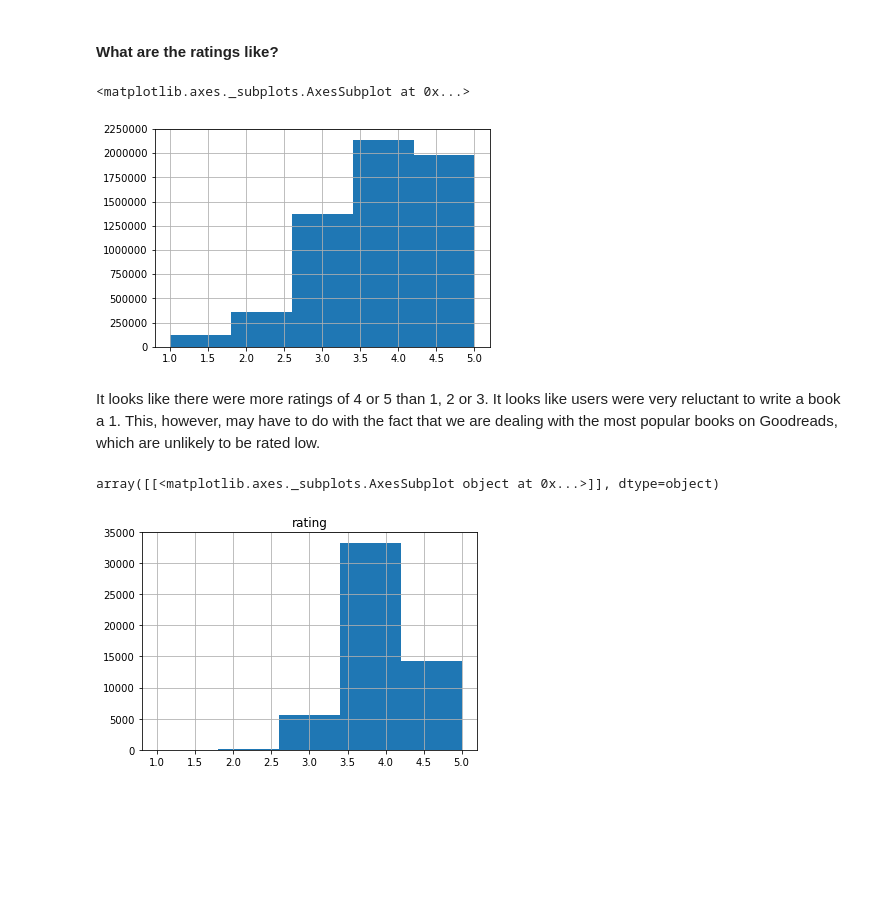
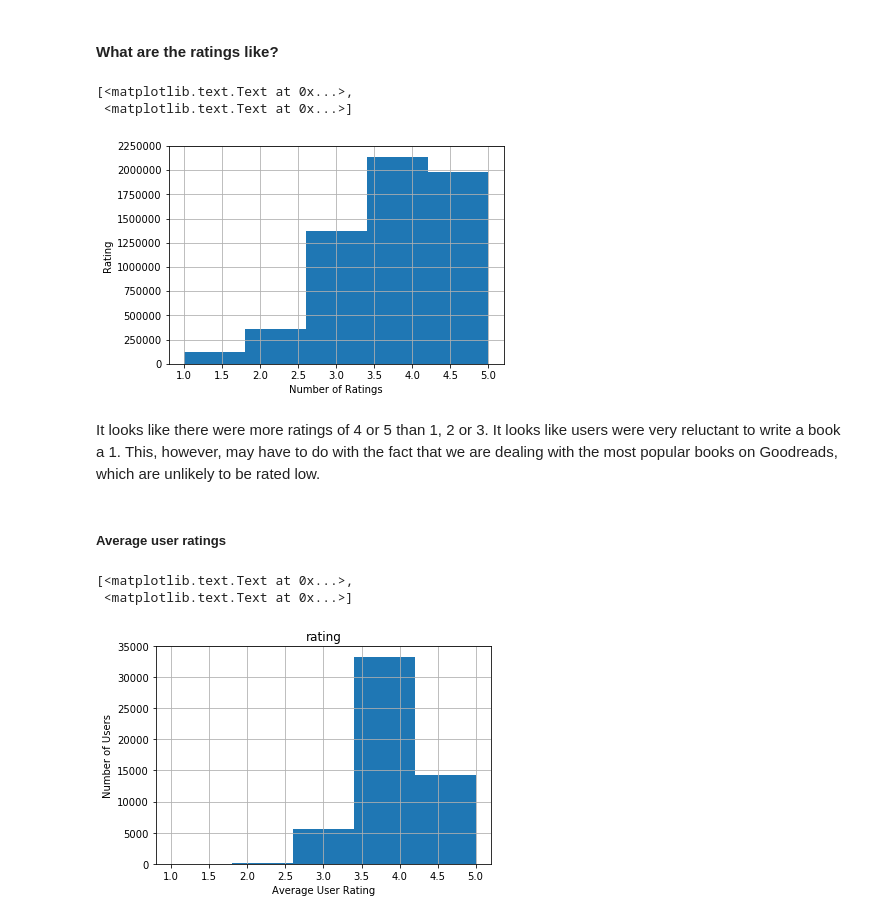
Before and after one commit to sdoctor7/book-recommendations, a Jupyter notebook: part1/data-exploration-goodreads.ipynb, the cells around one changed output. Drawn from its saved outputs; the diff is of its cells as text; code cells hidden in the pictures; blank space fills up the shorter version.

Commit message:
Data exploration - 1 more graph
ratings averaged

```diff
--- a/part1/data-exploration-goodreads.ipynb
+++ b/part1/data-exploration-goodreads.ipynb
@@ -85,14 +85,20 @@ Sparsity of ratings data: 1.118688%
 # %% [markdown]
 #### What are the ratings like?
 # %%
-ratings.rating.hist(bins = 5)
+ratings.rating.hist(bins = 5).set(xlabel="Number of Ratings", ylabel="Rating")
 # %% [output]
-<matplotlib.axes._subplots.AxesSubplot at 0x...>
+[<matplotlib.text.Text at 0x...>,
+ <matplotlib.text.Text at 0x...>]
-[figure, old version]
+[figure, new version]
 # %% [markdown]
 It looks like there were more ratings of 4 or 5 than 1, 2 or 3. It looks like users were very reluctant to write a book a 1. This, however, may have to do with the fact that we are dealing with the most popular books on Goodreads, which are unlikely to be rated low.
+# %% [markdown]
+##### Average user ratings
 # %%
-ratings[['user_id','rating']].groupby('user_id').mean().hist(bins=5)
+df_user = pd.DataFrame(ratings[['user_id','rating']].groupby('user_id').mean())
+ax = df_user.hist(bins = 5)
+ax[0][0].set(xlabel="Average User Rating", ylabel="Number of Users")
 # %% [output]
-array([[<matplotlib.axes._subplots.AxesSubplot object at 0x...>]], dtype=object)
+[<matplotlib.text.Text at 0x...>,
+ <matplotlib.text.Text at 0x...>]
-[figure, old version]
+[figure, new version]
```
Also changed, not shown: parts of 3 cells of this notebook.
